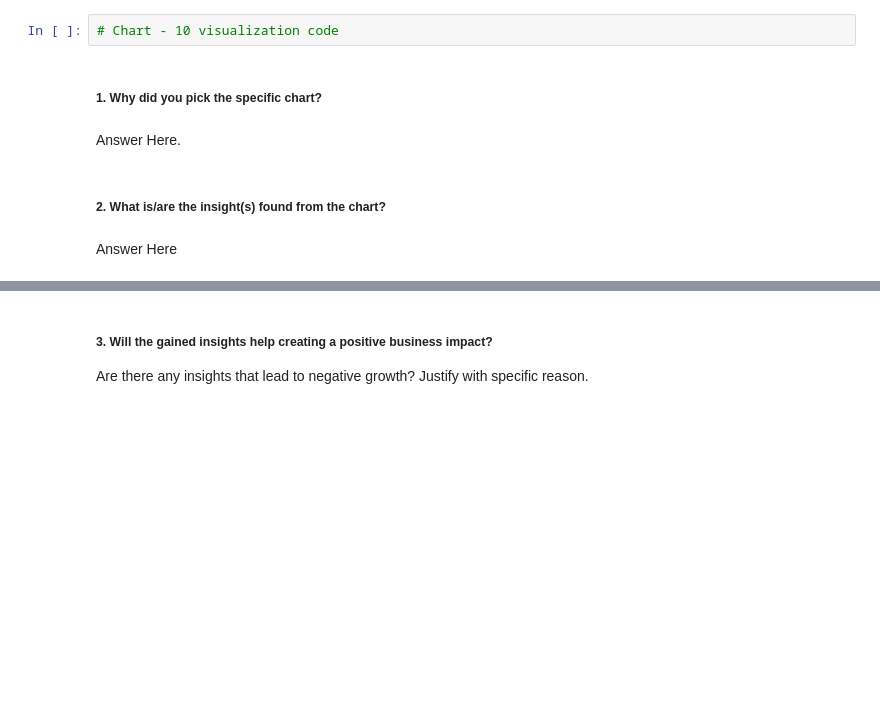
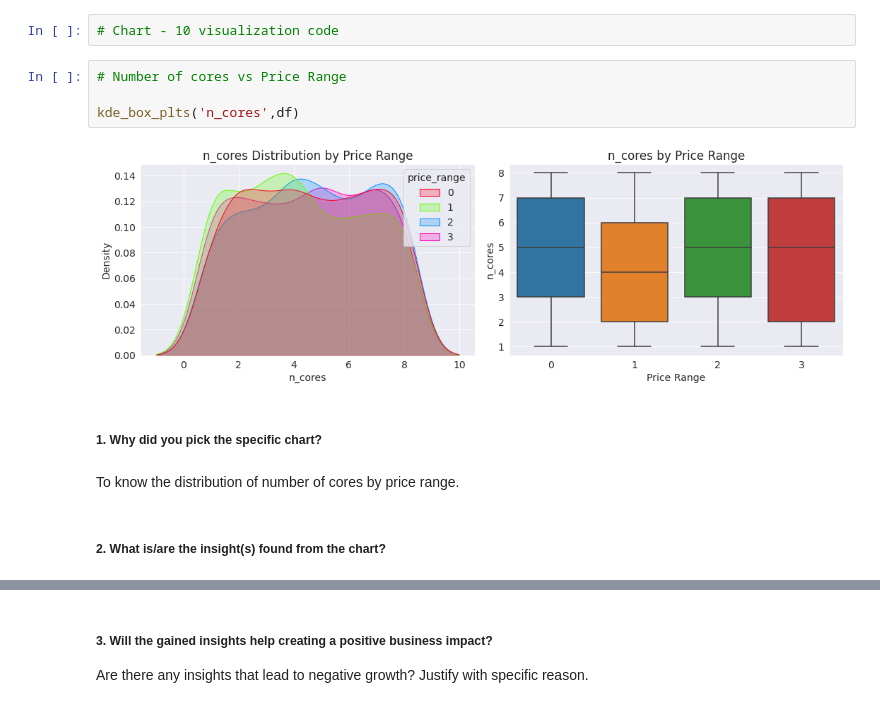
Before and after one commit to rajathAgalkote/MobilePriceRangePrediction_ML_classifier, a Jupyter notebook: Rajathadri_ML_Classifier_MobilePriceRangePrediction.ipynb, the cells around one changed output, grey strips where cells are left out. Drawn from its saved outputs; the diff is of its cells as text; blank space fills up the shorter version.

```diff
--- a/Rajathadri_ML_Classifier_MobilePriceRangePrediction.ipynb
+++ b/Rajathadri_ML_Classifier_MobilePriceRangePrediction.ipynb
@@ -781,11 +801,15 @@ Answer Here
 #### Chart - 10
 # %%
 # Chart - 10 visualization code
+# %%
+# Number of cores vs Price Range
+
+kde_box_plts('n_cores',df)
+# %% [output]
+[figure, added]
 # %% [markdown]
 ##### 1. Why did you pick the specific chart?
-# %% [markdown]
-Answer Here.
+# %% [markdown]
+To know the distribution of number of cores by price range.
 # %% [markdown]
 ##### 2. What is/are the insight(s) found from the chart?
-# %% [markdown]
-Answer Here
```
Also changed, not shown: parts of 27 cells of this notebook.
